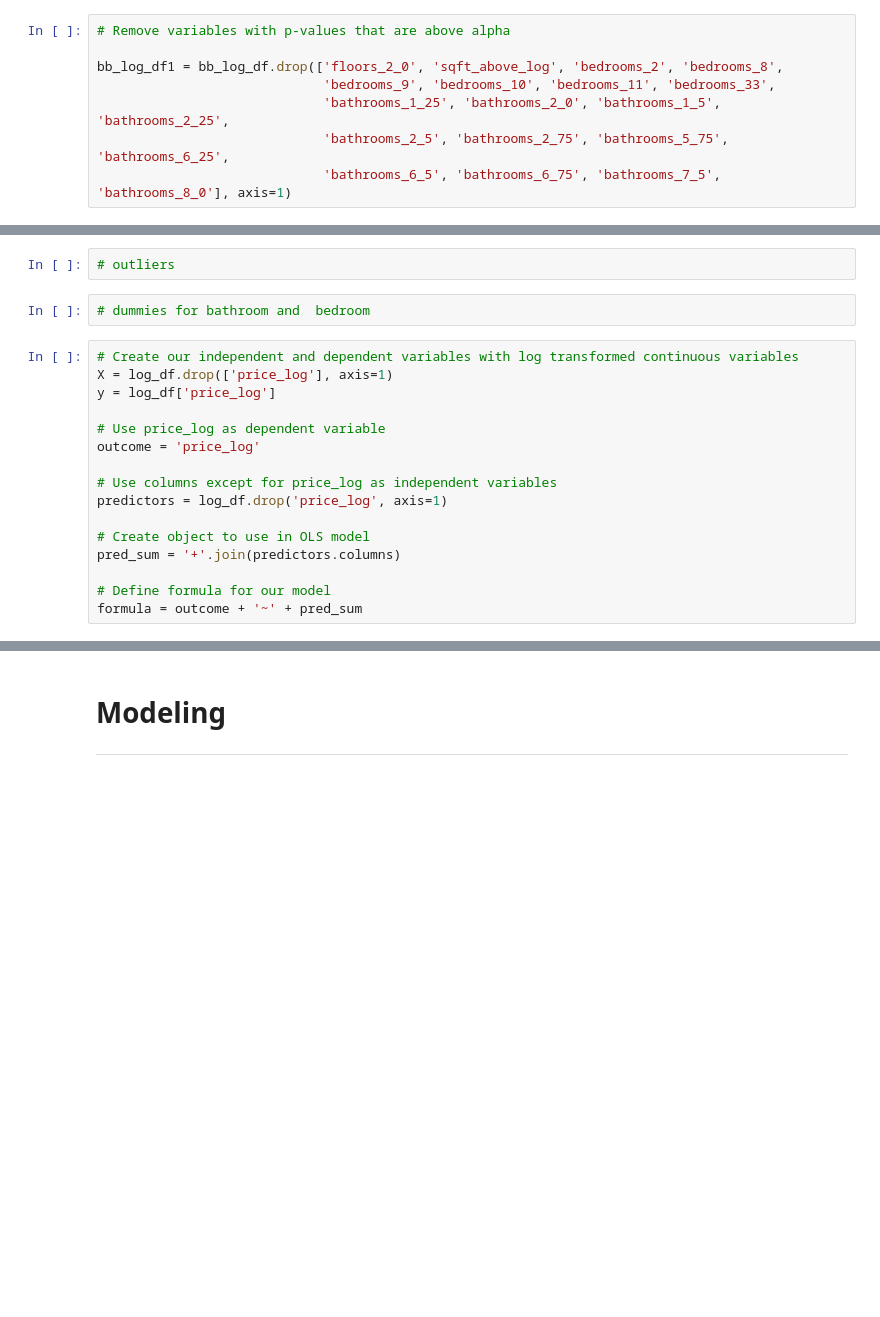
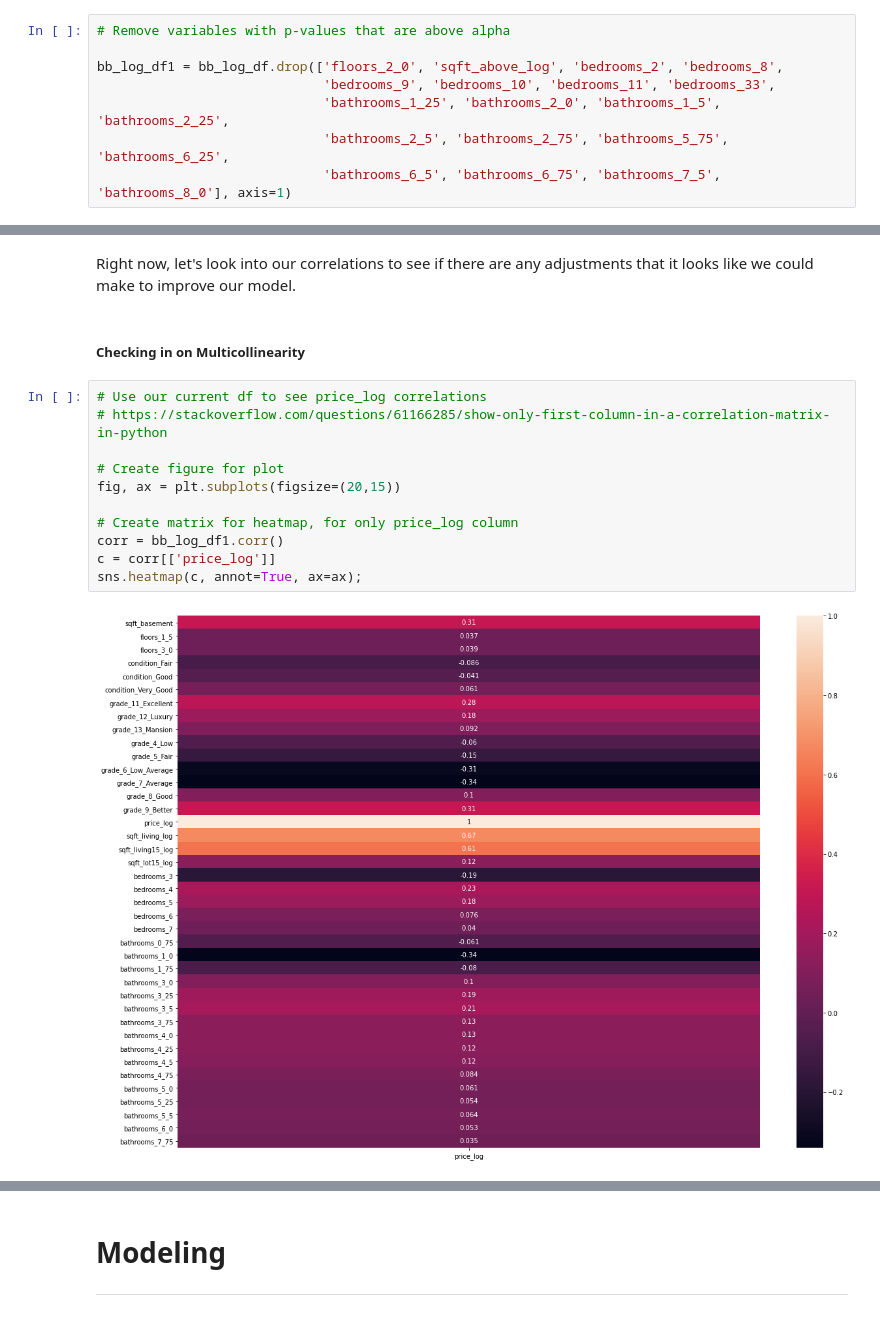
Before and after one commit to kernerh/King-County-Home-Renovations, a Jupyter notebook: student.ipynb, the cells around one changed output, grey strips where cells are left out. Saved outputs shown, nothing was run; the diff lists cells and outputs as text; blank space fills up the shorter version.

```diff
--- a/student.ipynb
+++ b/student.ipynb
@@ -2048,20 +1978,17 @@ model.summary()
-# %%
-# outliers
-# %%
-# dummies for bathroom and  bedroom
-# %%
-# Create our independent and dependent variables with log transformed continuous variables
-X = log_df.drop(['price_log'], axis=1)
-y = log_df['price_log']
-
-# Use price_log as dependent variable
-outcome = 'price_log'
-
-# Use columns except for price_log as independent variables
-predictors = log_df.drop('price_log', axis=1)
-
-# Create object to use in OLS model
-pred_sum = '+'.join(predictors.columns)
-
-# Define formula for our model
-formula = outcome + '~' + pred_sum
+# %% [markdown]
+Right now, let's look into our correlations to see if there are any adjustments that it looks like we could make to improve our model.
+# %% [markdown]
+##### Checking in on Multicollinearity
+# %%
+# Use our current df to see price_log correlations
+# https://stackoverflow.com/questions/61166285/show-only-first-column-in-a-correlation-matrix-in-python
+
+# Create figure for plot
+fig, ax = plt.subplots(figsize=(20,15))
+
+# Create matrix for heatmap, for only price_log column
+corr = bb_log_df1.corr()
+c = corr[['price_log']]
+sns.heatmap(c, annot=True, ax=ax);
+# %% [output]
+[figure, added]
```
Also changed, not shown: parts of 87 cells of this notebook.
